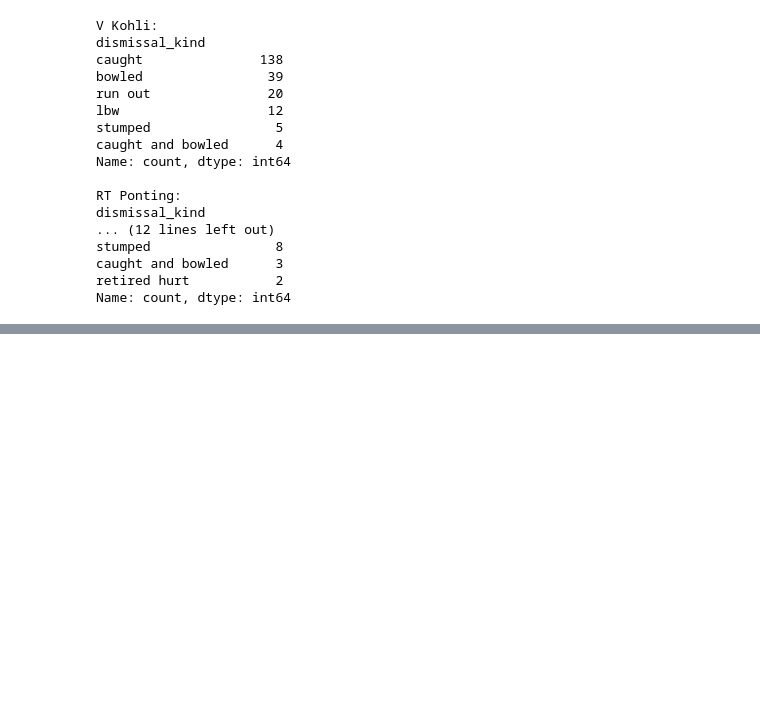
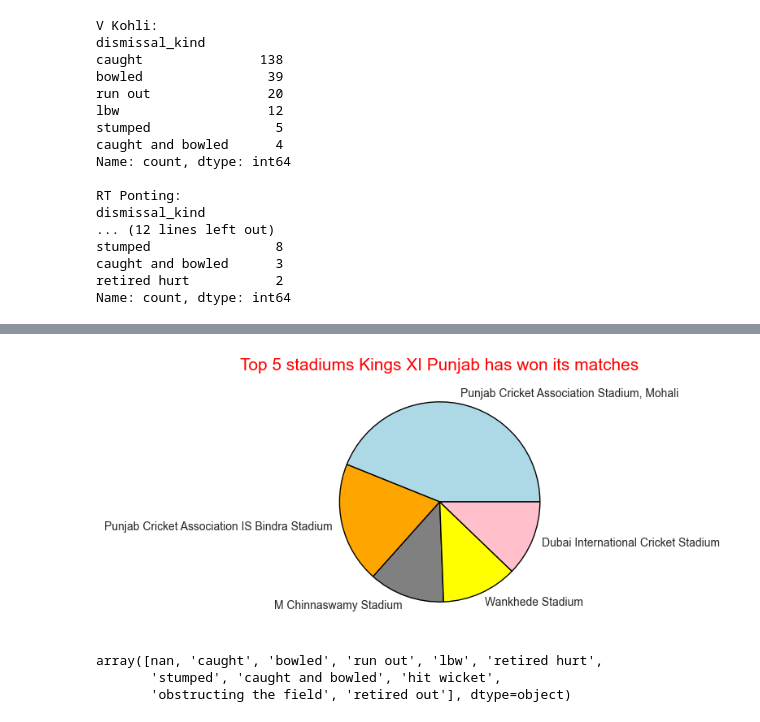
Before and after one commit to web-wizard-web/Pandas-Challanges, a Jupyter notebook: Medium/ipl.ipynb, the cells around one changed output, grey strips where cells are left out. Saved outputs shown, nothing was run; the diff lists cells and outputs as text; code cells hidden in the pictures; blank space fills up the shorter version.

```diff
--- a/Medium/ipl.ipynb
+++ b/Medium/ipl.ipynb
@@ -207,0 +309,10 @@ Name: count, dtype: int64
+# %%
+#In which stadium has Kings XI Punjab won its majority games
+pj_wins= matches[matches["winner"]=="Kings XI Punjab"]
+pj_wins
+
+venue_count = pj_wins["venue"].value_counts().head()
+print(venue_count)
+
+most_wins_venue = venue_count.idxmax()
+most_wins_venue
@@ -207,0 +328,17 @@ Name: count, dtype: int64
+# %%
+#plotting top 5 stadiums Kings XI Punjab  have won its majority matches
+plt.figure(figsize=(8,4))
+plt.title("Top 5 stadiums Kings XI Punjab has won its matches",fontdict={"fontsize":15,
+                                                            "color":"red"})
+colors = ["lightblue","orange","grey","yellow","pink"]
+plt.pie(venue_count,labels=venue_count.index,colors=colors,wedgeprops={'edgecolor':'black'})
+plt.show()
+# %% [output]
+[figure, added]
+# %%
+#different dismissal kind
+deliveries["dismissal_kind"].unique()
+# %% [output]
+array([nan, 'caught', 'bowled', 'run out', 'lbw', 'retired hurt',
+       'stumped', 'caught and bowled', 'hit wicket',
+       'obstructing the field', 'retired out'], dtype=object)
```
Also changed, not shown: parts of 13 cells of this notebook, 1 other file.
